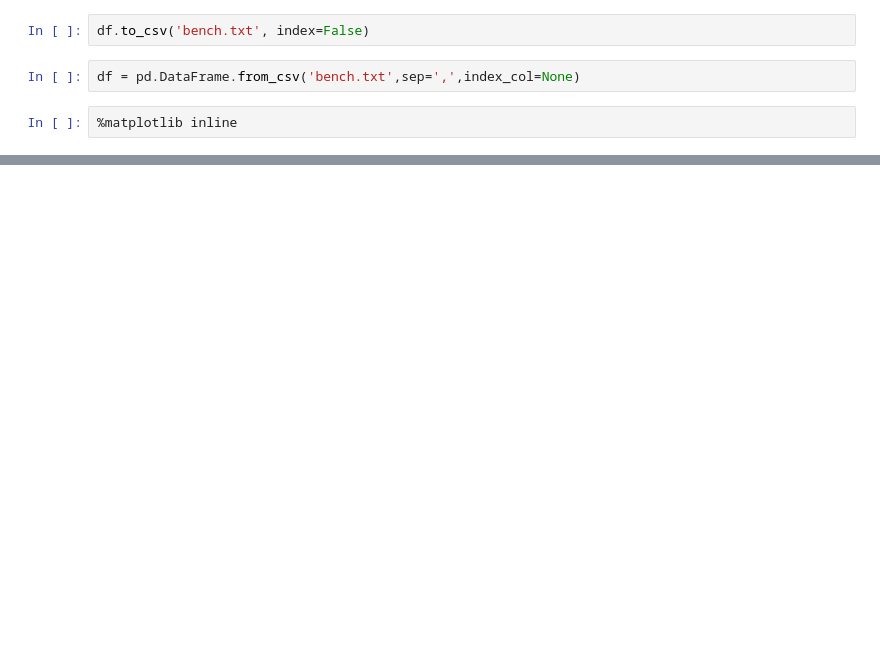
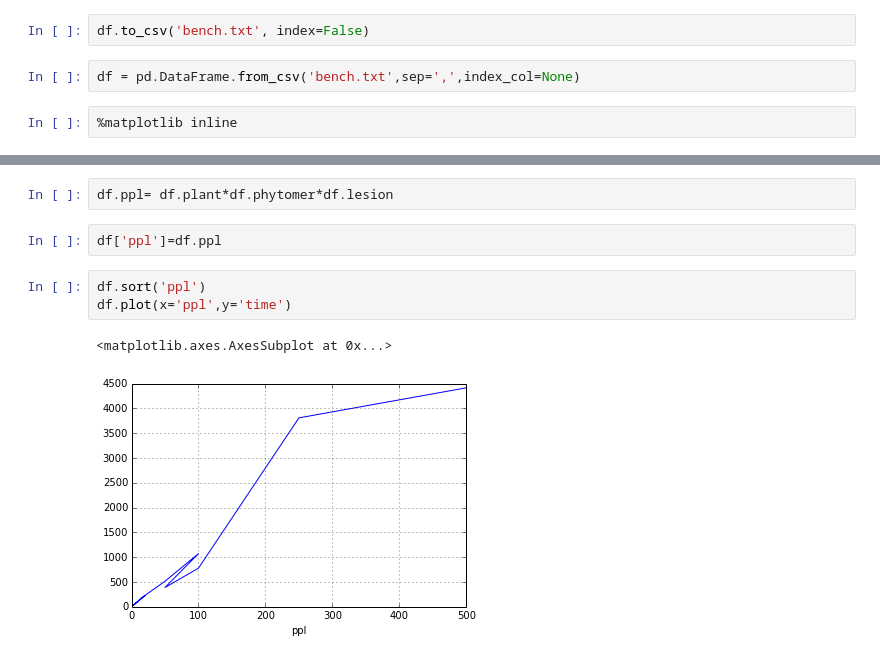
Before and after one commit to openalea-incubator/alep, a Jupyter notebook: alep/example/performance_benchmark.ipynb, the cells around one changed output, grey strips where cells are left out. Drawn from its saved outputs; the diff is of its cells as text; blank space fills up the shorter version.

```diff
--- a/alep/example/performance_benchmark.ipynb
+++ b/alep/example/performance_benchmark.ipynb
@@ -163,0 +198,10 @@ dtype: object
+# %%
+df.ppl= df.plant*df.phytomer*df.lesion
+# %%
+df['ppl']=df.ppl
+# %%
+df.sort('ppl')
+df.plot(x='ppl',y='time')
+# %% [output]
+<matplotlib.axes.AxesSubplot at 0x...>
+[figure, added]
```
Also changed, not shown: parts of 5 cells of this notebook, 1 other file.
